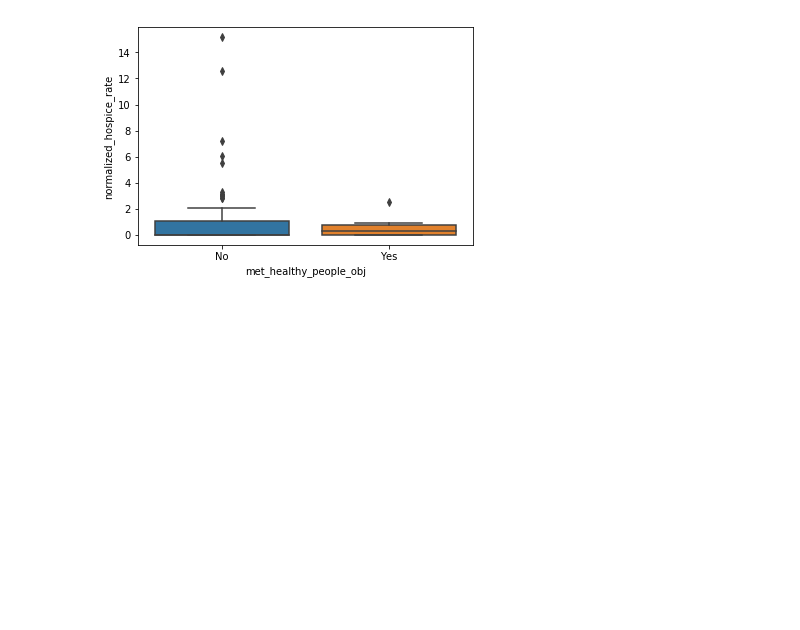
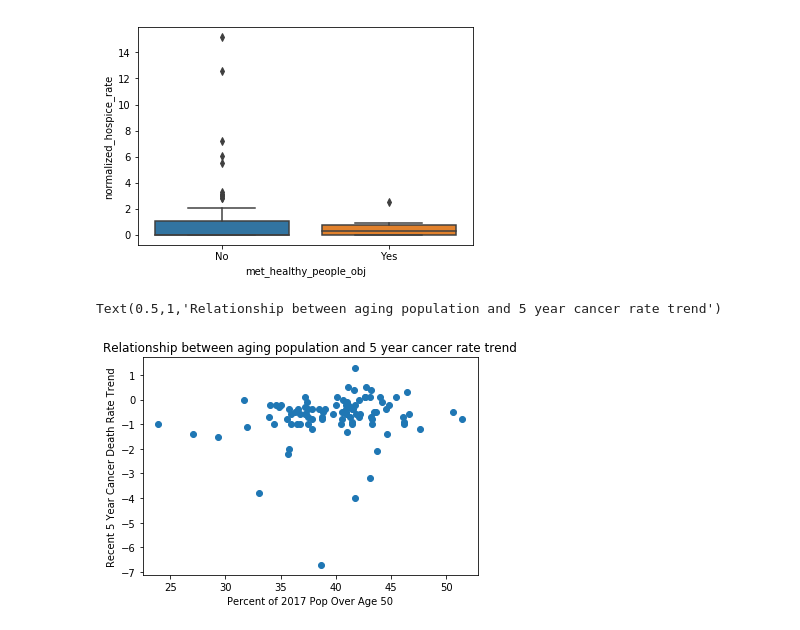
Before and after one commit to CSmithVU/vanderbilt-aspire-data-essentials, a Jupyter notebook: Class_Notebook_rev.ipynb, the cells around one changed output. Saved outputs shown, nothing was run; the diff lists cells and outputs as text; code cells hidden in the pictures; blank space fills up the shorter version.

```diff
--- a/Class_Notebook_rev.ipynb
+++ b/Class_Notebook_rev.ipynb
@@ -1087,3 +1107,11 @@ sns.boxplot(x="met_healthy_people_obj", y="normalized_hospice_rate",
 # %% [output]
 <matplotlib.axes._subplots.AxesSubplot at 0x...>
 [figure]
+# %%
+plt.scatter(pop_and_cancer.percent_pop2017_50_and_over, pop_and_cancer.recent_5yr_trend);
+plt.xlabel('Percent of 2017 Pop Over Age 50')
+plt.ylabel('Recent 5 Year Cancer Death Rate Trend')
+plt.title('Relationship between aging population and 5 year cancer rate trend')
+# %% [output]
+Text(0.5,1,'Relationship between aging population and 5 year cancer rate trend')
+[figure, added]
```
Also changed, not shown: parts of 21 cells of this notebook.
